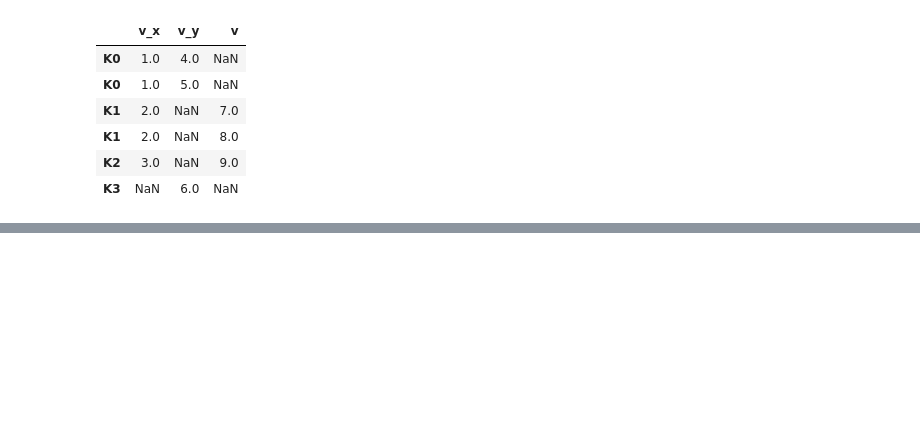
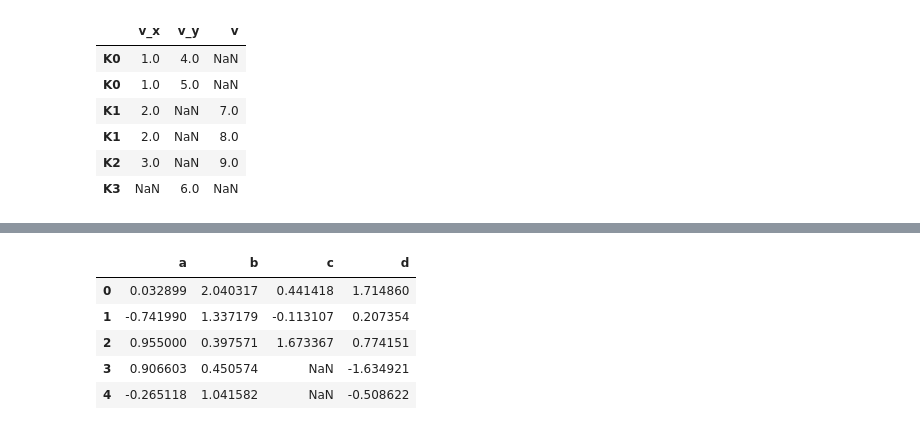
Before and after one commit to dolremi/Python-Notes, a Jupyter notebook: Pandas/Data_Processing.ipynb, the cells around one changed output, grey strips where cells are left out. Saved outputs shown, nothing was run; the diff lists cells and outputs as text; code cells hidden in the pictures; blank space fills up the shorter version.

```diff
--- a/Pandas/Data_Processing.ipynb
+++ b/Pandas/Data_Processing.ipynb
@@ -313,0 +413,9 @@ result
+# %%
+pd.concat([df1a, df2a], ignore_index = True)
+# %% [output]
+|  | a | b | c | d |
+| 0 | 0.032899 | 2.040317 | 0.441418 | 1.714860 |
+| 1 | -0.741990 | 1.337179 | -0.113107 | 0.207354 |
+| 2 | 0.955000 | 0.397571 | 1.673367 | 0.774151 |
+| 3 | 0.906603 | 0.450574 | NaN | -1.634921 |
+| 4 | -0.265118 | 1.041582 | NaN | -0.508622 |
```
Also changed, not shown: parts of 22 cells of this notebook.
